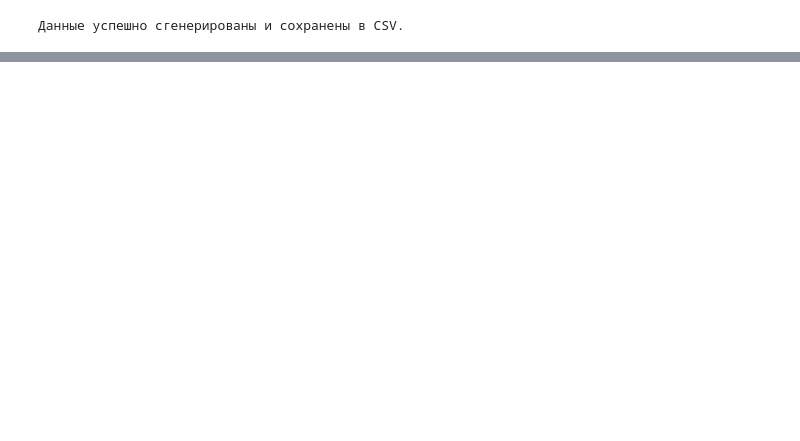
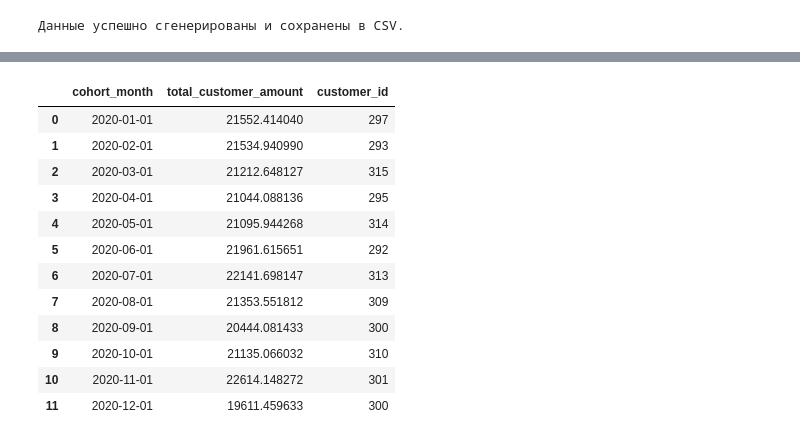
Before and after one commit to dengas/LTV-analysis, a Jupyter notebook: main.ipynb, the cells around one changed output, grey strips where cells are left out. Saved outputs shown, nothing was run; the diff lists cells and outputs as text; code cells hidden in the pictures; blank space fills up the shorter version.

```diff
--- a/main.ipynb
+++ b/main.ipynb
@@ -154,0 +210,3 @@ orders.groupby('customer_id', as_index=False).agg({'order_date' : 'min'})
+# %%
+total_customer_amount_df =  orders_first_10_days[['customer_id' , 'order_amount', 'cohort_month']].groupby(['customer_id', 'cohort_month'], as_index=False).agg({'order_amount' : 'sum'}).rename(columns={'order_amount' : 'total_customer_amount'})
+total_customer_amount_df
@@ -154,0 +227,17 @@ orders.groupby('customer_id', as_index=False).agg({'order_date' : 'min'})
+# %%
+cohort_month_df = total_customer_amount_df.groupby(['cohort_month'], as_index=False).agg({'total_customer_amount' : 'mean', 'customer_id' : pd.Series.nunique})
+cohort_month_df
+# %% [output]
+|  | cohort_month | total_customer_amount | customer_id |
+| 0 | 2020-01-01 | 21552.414040 | 297 |
+| 1 | 2020-02-01 | 21534.940990 | 293 |
+| 2 | 2020-03-01 | 21212.648127 | 315 |
+| 3 | 2020-04-01 | 21044.088136 | 295 |
+| 4 | 2020-05-01 | 21095.944268 | 314 |
+| 5 | 2020-06-01 | 21961.615651 | 292 |
+| 6 | 2020-07-01 | 22141.698147 | 313 |
+| 7 | 2020-08-01 | 21353.551812 | 309 |
+| 8 | 2020-09-01 | 20444.081433 | 300 |
+| 9 | 2020-10-01 | 21135.066032 | 310 |
+| 10 | 2020-11-01 | 22614.148272 | 301 |
+| 11 | 2020-12-01 | 19611.459633 | 300 |
```
Also changed, not shown: parts of 10 cells of this notebook.
